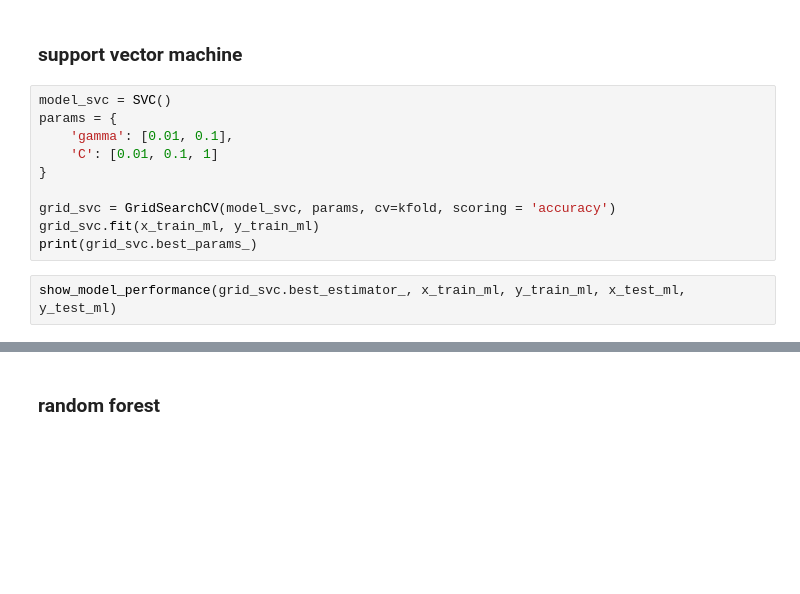
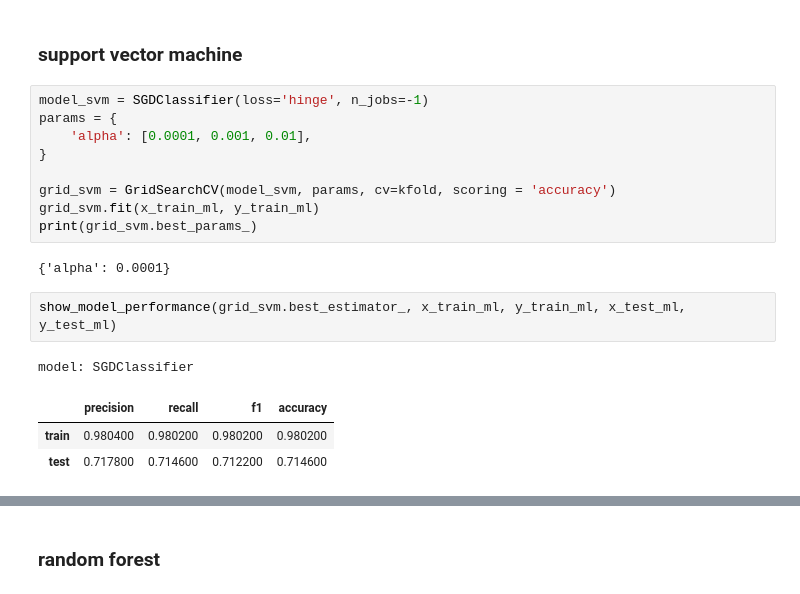
Before and after one commit to rysiak/multiclass-text-classification, a Jupyter notebook: project_multiclass.ipynb, the cells around one changed output, grey strips where cells are left out. Drawn from its saved outputs; the diff is of its cells as text; blank space fills up the shorter version.

```diff
--- a/project_multiclass.ipynb
+++ b/project_multiclass.ipynb
@@ -767,15 +764,21 @@ model_report(y_test, m4_y_pred, news_train.target_names)
 # %% [markdown]
 ### support vector machine
 # %%
-model_svc = SVC()
+model_svm = SGDClassifier(loss='hinge', n_jobs=-1)
 params = {
-    'gamma': [0.01, 0.1],
-    'C': [0.01, 0.1, 1]
+    'alpha': [0.0001, 0.001, 0.01],
 }
 
-grid_svc = GridSearchCV(model_svc, params, cv=kfold, scoring = 'accuracy')
-grid_svc.fit(x_train_ml, y_train_ml)
-print(grid_svc.best_params_)
+grid_svm = GridSearchCV(model_svm, params, cv=kfold, scoring = 'accuracy')
+grid_svm.fit(x_train_ml, y_train_ml)
+print(grid_svm.best_params_)
+# %% [output]
+{'alpha': 0.0001}
 # %%
-show_model_performance(grid_svc.best_estimator_, x_train_ml, y_train_ml, x_test_ml, y_test_ml)
+show_model_performance(grid_svm.best_estimator_, x_train_ml, y_train_ml, x_test_ml, y_test_ml)
+# %% [output]
+model: SGDClassifier
+|  | precision | recall | f1 | accuracy |
+| train | 0.980400 | 0.980200 | 0.980200 | 0.980200 |
+| test | 0.717800 | 0.714600 | 0.712200 | 0.714600 |
 # %%
```
Also changed, not shown: parts of 15 cells of this notebook, 2 other files.
